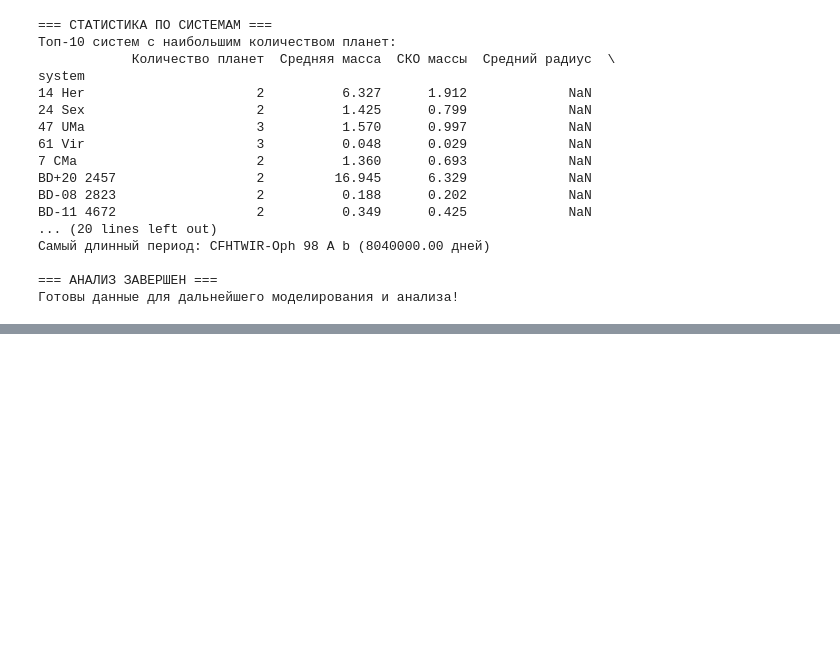
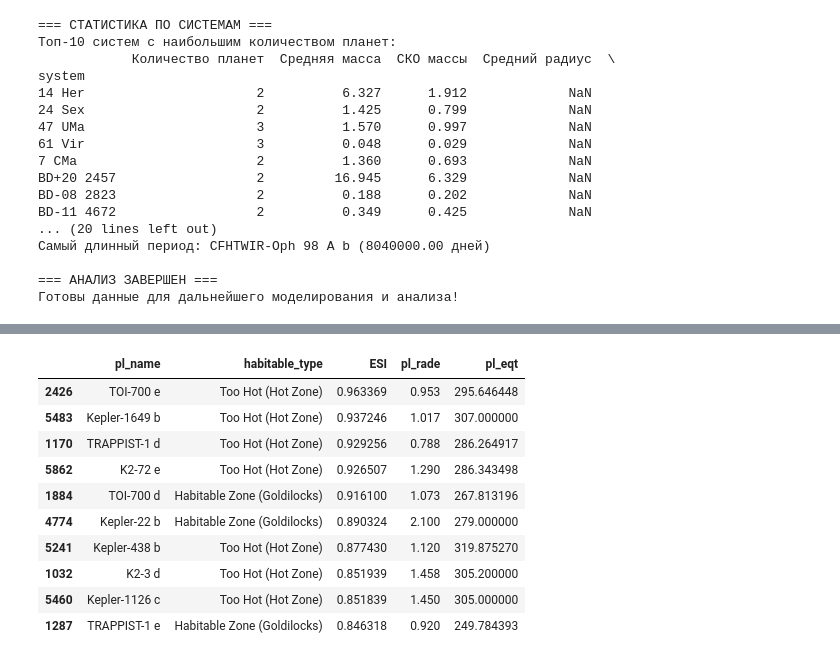
Before and after one commit to IrinaAntipina/astro-biom, a Jupyter notebook: data/eda.ipynb, the cells around one changed output, grey strips where cells are left out. Drawn from its saved outputs; the diff is of its cells as text; code cells hidden in the pictures; blank space fills up the shorter version.

```diff
--- a/data/eda.ipynb
+++ b/data/eda.ipynb
@@ -285,0 +409,72 @@ BD-11 4672                  2          0.349      0.425             NaN
+# %%
+# 1. Удаляем оставшиеся крохи пустых данных, чтобы формулы не ломались
+# (Мы теряем менее 1% данных, это допустимо)
+df_final = df_clean.dropna(subset=['st_lum', 'pl_orbsmax', 'pl_bmasse', 'pl_rade', 'st_teff']).copy()
+
+# --- ШАГ 1: Расчет потока излучения (Insolation Flux) ---
+# Сколько "солнц" светит на планету?
+# Формула: S = L_star / a^2 (где a - расстояние в а.е.)
+# L_star у нас в логарифмах (st_lum), нужно вернуть в обычные числа: 10^st_lum
+df_final['insolation'] = (10 ** df_final['st_lum']) / (df_final['pl_orbsmax'] ** 2)
+
+# --- ШАГ 2: Определение Обитаемой Зоны (Упрощенная модель) ---
+# Коппарапу (Kopparapu et al, 2013) дает сложные границы, но для старта берем консервативные границы по потоку:
+# Внутренняя граница ("Горячая"): ~1.11 потока Земли (ближе к звезде - вода выкипает)
+# Внешняя граница ("Холодная"): ~0.36 потока Земли (дальше - CO2 замерзает)
+
+def classify_habitability(flux):
+    if flux > 1.11:
+        return "Too Hot (Hot Zone)"
+    elif flux < 0.36:
+        return "Too Cold (Cold Zone)"
+    else:
+        return "Habitable Zone (Goldilocks)"
+
+df_final['habitable_type'] = df_final['insolation'].apply(classify_habitability)
+
+
+# --- ШАГ 3: Расчет ESI (Earth Similarity Index) ---
+# ESI оценивает похожесть на Землю от 0 до 1.
+# Используем упрощенную формулу на основе Радиуса, Плотности, Температуры и Скорости убегания.
+
+# Сначала рассчитаем недостающие физические параметры:
+# Плотность (Density) ~ Масса / Радиус^3
+df_final['pl_density'] = df_final['pl_bmasse'] / (df_final['pl_rade'] ** 3)
+
+# Равновесная температура (T_eq), если её нет (альбедо считаем как у Земли 0.3)
+# T = T_star * sqrt(R_star / 2a)
+mask_no_temp = df_final['pl_eqt'].isnull()
+df_final.loc[mask_no_temp, 'pl_eqt'] = df_final.loc[mask_no_temp, 'st_teff'] * np.sqrt(
+    df_final.loc[mask_no_temp, 'st_rad'] / (2 * df_final.loc[mask_no_temp, 'pl_orbsmax'] * 215.032) # 215 - перевод а.е. в радиусы солнца
+)
+
+# Функция ESI
+def calculate_esi(radius, density, temp):
+    # Референсные значения Земли
+    r_ref, d_ref, t_ref = 1.0, 1.0, 288.0
+
+    # Веса параметров (стандартные веса Schulze-Makuch et al. 2011)
+    w_r, w_d, w_t = 0.57, 1.07, 5.58
+
+    # Формула ESI
+    esi_r = (1 - abs((radius - r_ref) / (radius + r_ref))) ** w_r
+    esi_d = (1 - abs((density - d_ref) / (density + d_ref))) ** w_d
+    esi_t = (1 - abs((temp - t_ref) / (temp + t_ref))) ** w_t
+
+    return (esi_r * esi_d * esi_t) ** (1/3)
+
+# Применяем
+df_final['ESI'] = calculate_esi(
+    df_final['pl_rade'],
+    df_final['pl_density'],
+    df_final['pl_eqt']
+)
+
+# --- РЕЗУЛЬТАТ ---
+print(f"🧪 Расчеты завершены для {len(df_final)} планет.")
+print("\n🌍 Топ-5 кандидатов с самым высоким ESI (похожестью на Землю):")
+display(df_final[['pl_name', 'habitable_type', 'ESI', 'pl_rade', 'pl_eqt']].sort_values(by='ESI', ascending=False).head(10))
+
+print("\n📊 Распределение по зонам:")
+print(df_final['habitable_type'].value_counts())
+# %% [output]
@@ -285,0 +484,11 @@ BD-11 4672                  2          0.349      0.425             NaN
+|  | pl_name | habitable_type | ESI | pl_rade | pl_eqt |
+| 2426 | TOI-700 e | Too Hot (Hot Zone) | 0.963369 | 0.953 | 295.646448 |
+| 5483 | Kepler-1649 b | Too Hot (Hot Zone) | 0.937246 | 1.017 | 307.000000 |
+| 1170 | TRAPPIST-1 d | Too Hot (Hot Zone) | 0.929256 | 0.788 | 286.264917 |
+| 5862 | K2-72 e | Too Hot (Hot Zone) | 0.926507 | 1.290 | 286.343498 |
+| 1884 | TOI-700 d | Habitable Zone (Goldilocks) | 0.916100 | 1.073 | 267.813196 |
+| 4774 | Kepler-22 b | Habitable Zone (Goldilocks) | 0.890324 | 2.100 | 279.000000 |
+| 5241 | Kepler-438 b | Too Hot (Hot Zone) | 0.877430 | 1.120 | 319.875270 |
+| 1032 | K2-3 d | Too Hot (Hot Zone) | 0.851939 | 1.458 | 305.200000 |
+| 5460 | Kepler-1126 c | Too Hot (Hot Zone) | 0.851839 | 1.450 | 305.000000 |
+| 1287 | TRAPPIST-1 e | Habitable Zone (Goldilocks) | 0.846318 | 0.920 | 249.784393 |
```
Also changed, not shown: parts of 11 cells of this notebook, 12 other files.
